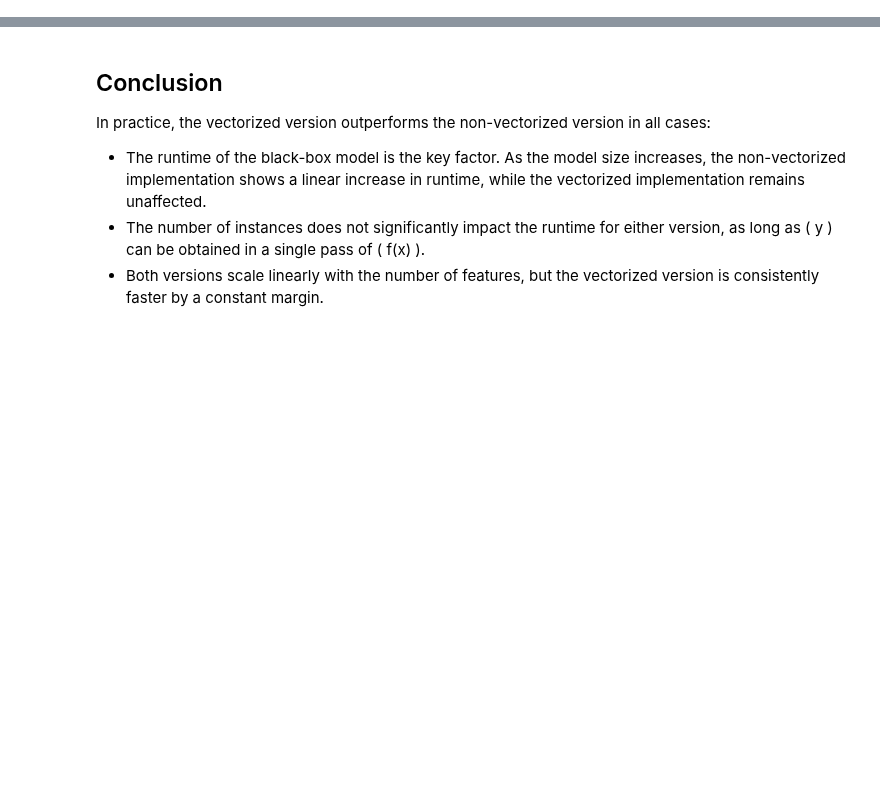
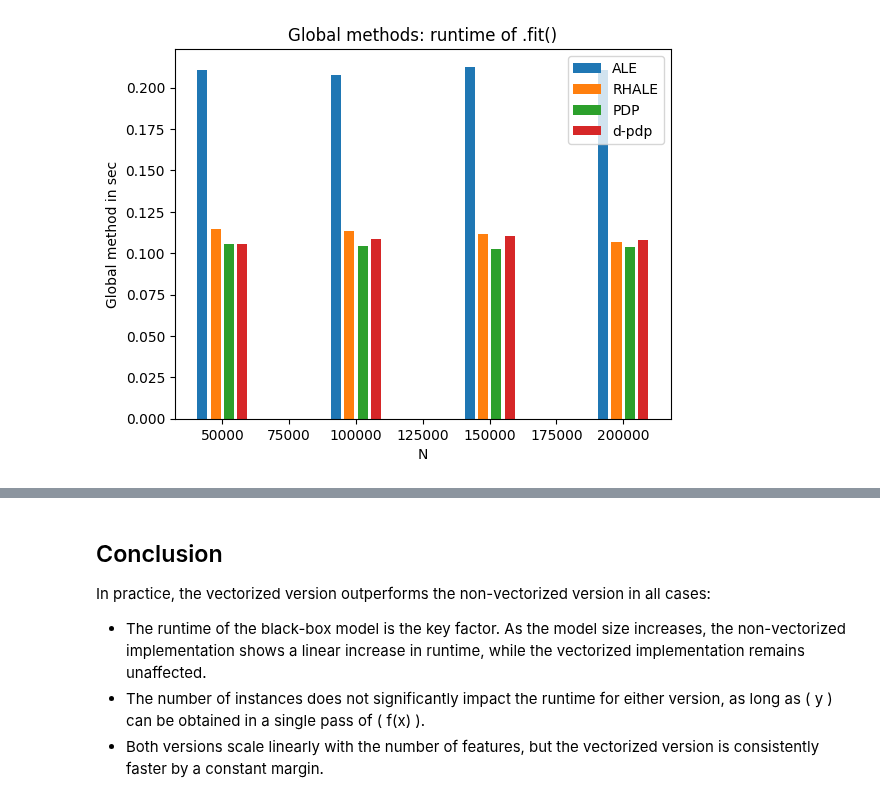
Before and after one commit to givasile/effector, a Jupyter notebook: notebooks/synthetic-examples/06_efficiency_comparison_global.ipynb, the cells around one changed output, grey strips where cells are left out. Cells and saved outputs as stored; diff of their text form; code cells hidden in the pictures; blank space fills up the shorter version.

```diff
--- a/notebooks/synthetic-examples/06_efficiency_comparison_global.ipynb
+++ b/notebooks/synthetic-examples/06_efficiency_comparison_global.ipynb
@@ -166,17 +189,8 @@ plt.show()
 # %%
-t = 0.001
-N = 10_000
-D = 10
+t = 0.1
+N = 100_000
+D = 30
 T = 100
+M = 100
+repetitions = 2
+features=[0]
-# %%
-vec = [1_000, 10_000, 50_000, 100_000, 1_000_000]
-time_dict = {"ale": [], "rhale": [], "pdp_vectorized":[]}
-for N in vec:
-    model = return_predict(t)
-    model_jac = return_jacobian(t)
-    print("ALE")
-    time_dict["ale"].append(measure_time("ale", 3))
-    print("RHALE")
-    time_dict["rhale"].append(measure_time("rhale", 3))
-    print("PDP")
-    time_dict["pdp_vectorized"].append(measure_time("pdp_vectorized", 3))
@@ -196,4 +196,0 @@ plt.show()
-# %%
-t = 0.001
-N = 10_000
-T = 100
@@ -222,0 +197,21 @@ plt.show()
+# %%
+method_names = ["ale", "rhale", "pdp", "d_pdp"]
+vec = np.array([50_000, 100_000, 150_000, 200_000])
+time_dict = {method_name: [] for method_name in method_names}
+for N in vec:
+    model = return_predict(t)
+    model_jac = return_jacobian(t)
+    for method_name in method_names:
+        time_dict[method_name].append(measure_time(method_name, features))
+# %%
+bar_plot(
+    vec,
+    time_dict,
+    method_names,
+    metric="fit",
+    title="Global methods: runtime of .fit()",
+    xlabel="N",
+    ylabel="Global method in sec"
+)
+# %% [output]
+[figure, added]
```
Also changed, not shown: parts of 25 cells of this notebook.
